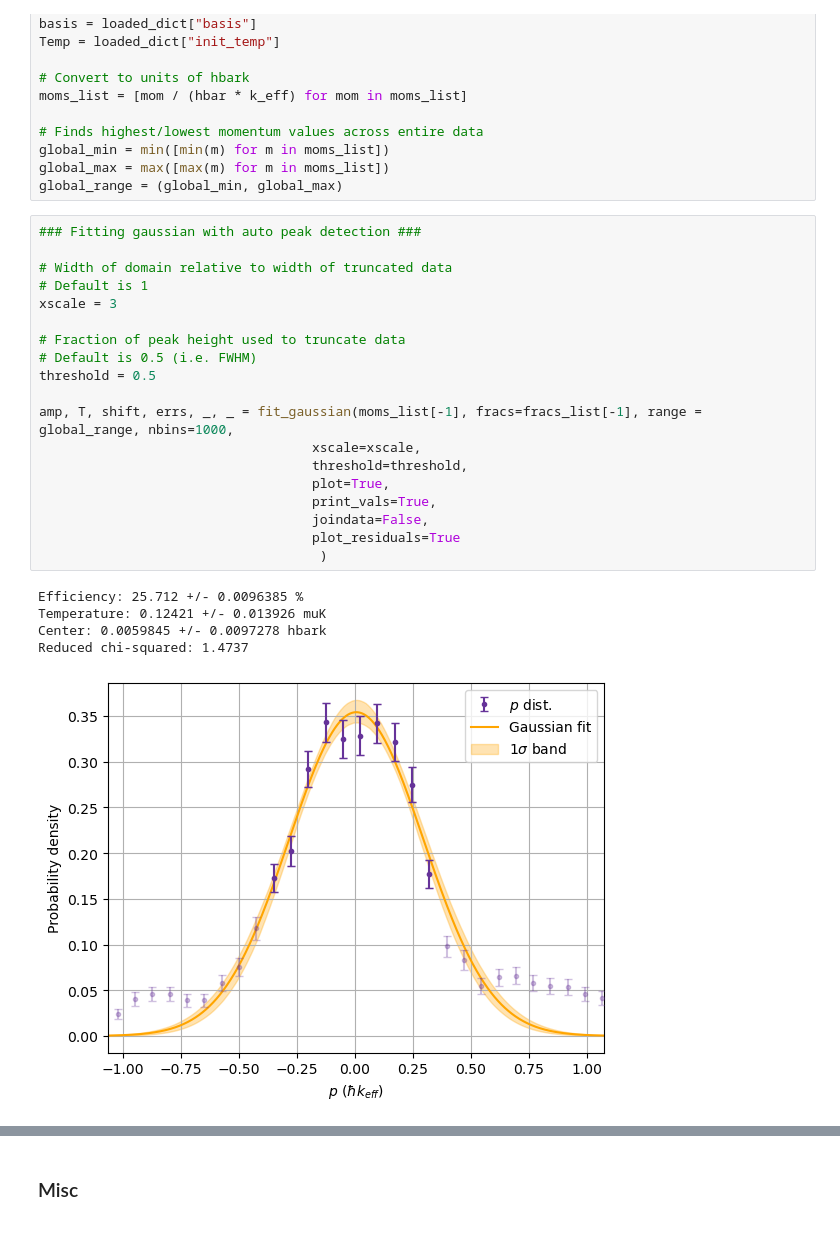
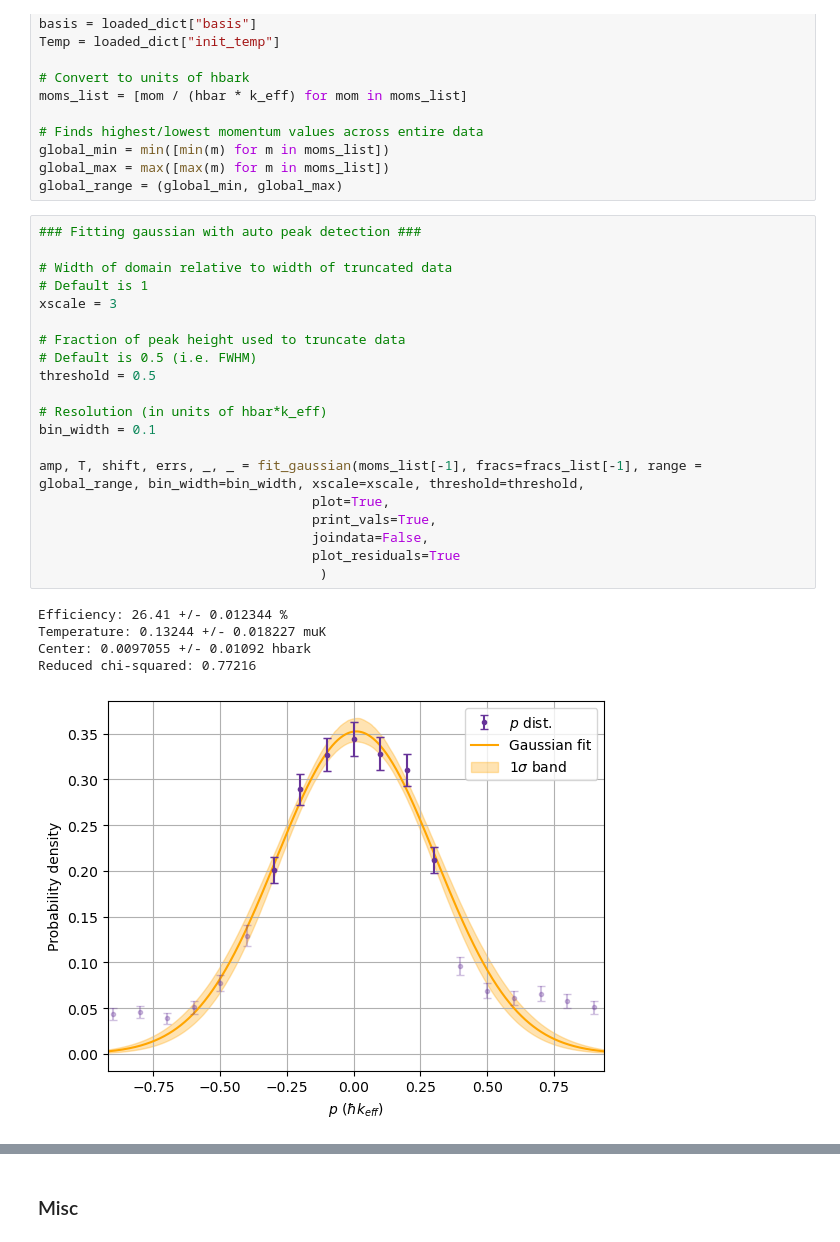
Before and after one commit to tr2g20/simulations, a Jupyter notebook: example_notebook.ipynb, the cells around one changed output, grey strips where cells are left out. Saved outputs shown, nothing was run; the diff lists cells and outputs as text.

```diff
--- a/example_notebook.ipynb
+++ b/example_notebook.ipynb
@@ -379,25 +376,26 @@ global_range = (global_min, global_max)
 # %%
 ### Fitting gaussian with auto peak detection ###
 
 # Width of domain relative to width of truncated data
 # Default is 1
 xscale = 3
 
 # Fraction of peak height used to truncate data
 # Default is 0.5 (i.e. FWHM)
 threshold = 0.5
 
-amp, T, shift, errs, _, _ = fit_gaussian(moms_list[-1], fracs=fracs_list[-1], range = global_range, nbins=1000,
-                                   xscale=xscale,
-                                   threshold=threshold,
+# Resolution (in units of hbar*k_eff)
+bin_width = 0.1
+
+amp, T, shift, errs, _, _ = fit_gaussian(moms_list[-1], fracs=fracs_list[-1], range = global_range, bin_width=bin_width, xscale=xscale, threshold=threshold,
                                    plot=True,
                                    print_vals=True,
                                    joindata=False,
                                    plot_residuals=True
                                     )
 # %% [output]
-Efficiency: 25.712 +/- 0.0096385 %
-Temperature: 0.12421 +/- 0.013926 muK
-Center: 0.0059845 +/- 0.0097278 hbark
-Reduced chi-squared: 1.4737
+Efficiency: 26.41 +/- 0.012344 %
+Temperature: 0.13244 +/- 0.018227 muK
+Center: 0.0097055 +/- 0.01092 hbark
+Reduced chi-squared: 0.77216
-[figure, old version]
+[figure, new version]
```
Also changed, not shown: parts of 6 cells of this notebook, 1 other file.
